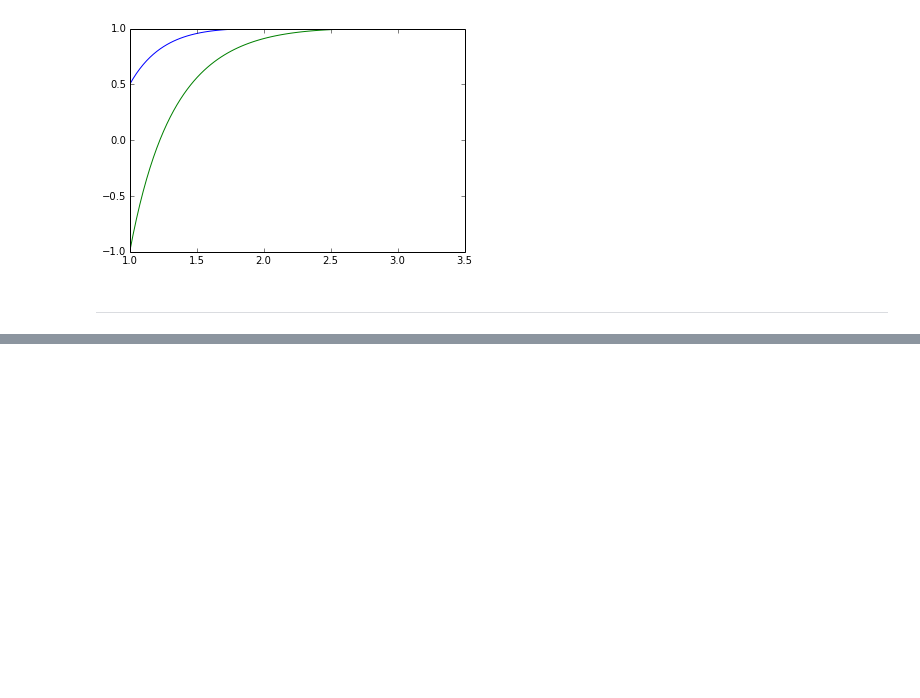
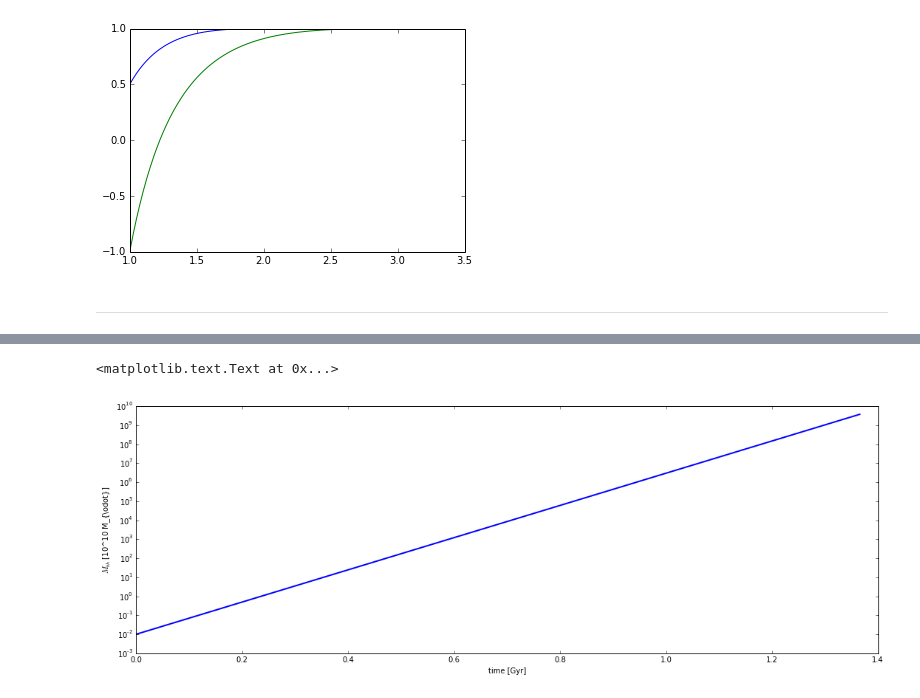
Before and after one commit to sbustamante/CosmologicalBlackHoles, a Jupyter notebook: Codes/spin_evolution.ipynb, the cells around one changed output, grey strips where cells are left out. Drawn from its saved outputs; the diff is of its cells as text; code cells hidden in the pictures; blank space fills up the shorter version.

```diff
--- a/Codes/spin_evolution.ipynb
+++ b/Codes/spin_evolution.ipynb
@@ -100,0 +163,8 @@ plt.plot( MfM0, spin_evolution( MfM0, -1.0 ) )
+# %%
+plt.figure( figsize = (18,6) )
+plt.semilogy( test01.t, test01.mbh, '-', lw=2 )
+plt.ylabel("$M_{bh}$ [10^10 M_{\odot}]")
+plt.xlabel("time [Gyr]")
+# %% [output]
+<matplotlib.text.Text at 0x...>
+[figure, added]
```
Also changed, not shown: parts of 9 cells of this notebook.
